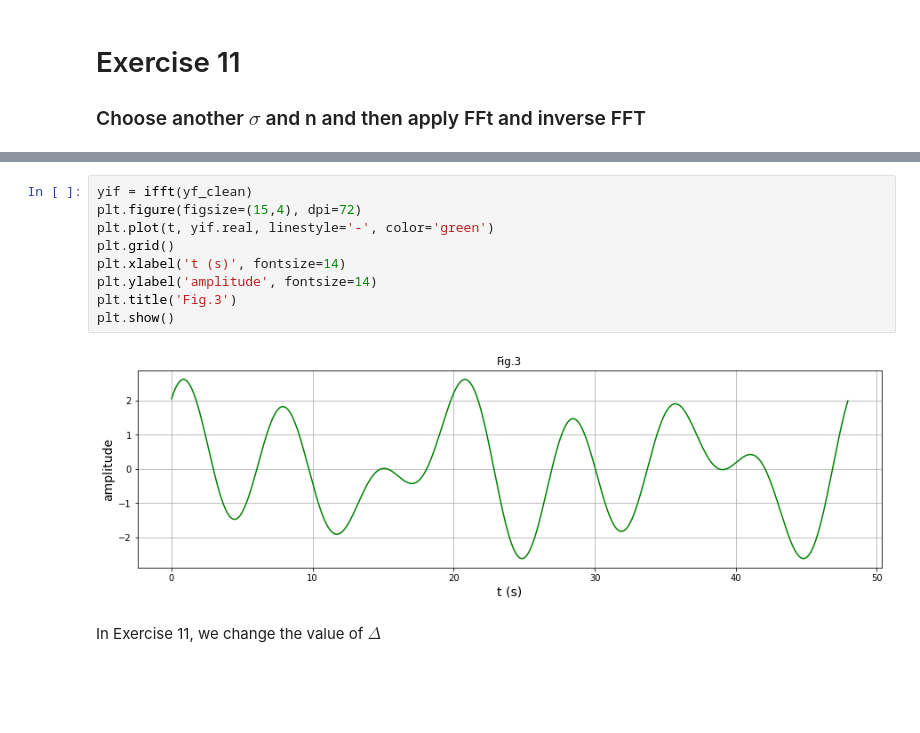
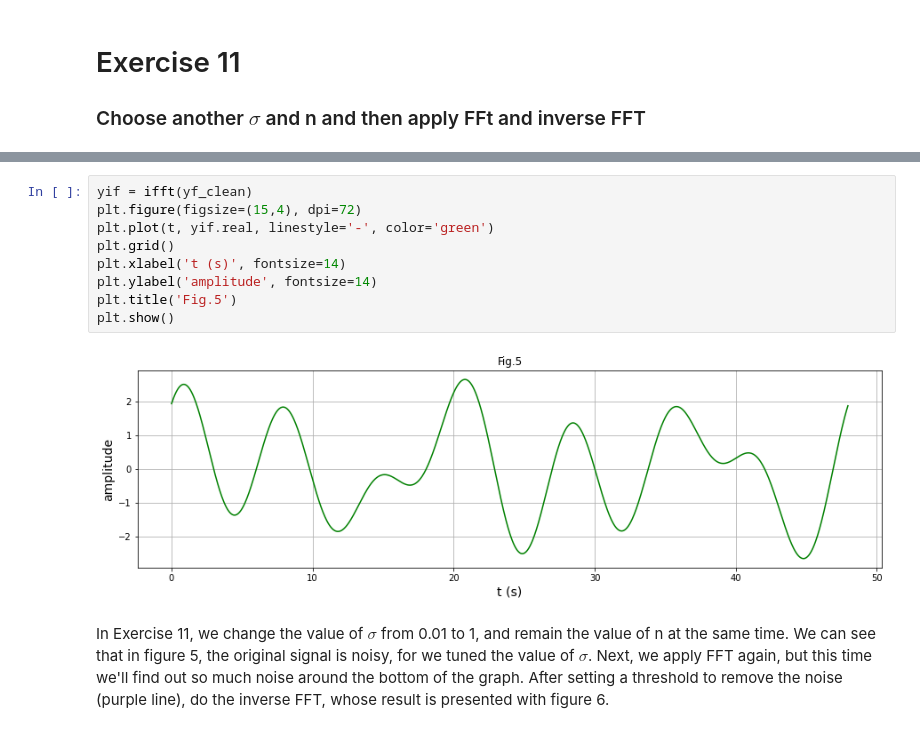
Before and after one commit to mingeydacoder/PC, a Jupyter notebook: python/Applied_Math/HW4.ipynb, the cells around one changed output, grey strips where cells are left out. Cells and saved outputs as stored; diff of their text form; blank space fills up the shorter version.

```diff
--- a/python/Applied_Math/HW4.ipynb
+++ b/python/Applied_Math/HW4.ipynb
@@ -80,13 +81,13 @@ plt.show()
 # %%
 yif = ifft(yf_clean)
 plt.figure(figsize=(15,4), dpi=72)
 plt.plot(t, yif.real, linestyle='-', color='green')
 plt.grid()
 plt.xlabel('t (s)', fontsize=14)
 plt.ylabel('amplitude', fontsize=14)
-plt.title('Fig.3')
+plt.title('Fig.5')
 plt.show()
 # %% [output]
-[figure, old version]
+[figure, new version]
-# %% [markdown]
-In Exercise 11, we change the value of $\Delta$
+# %% [markdown]
+In Exercise 11, we change the value of $\sigma$ from 0.01 to 1, and remain the value of n at the same time. We can see that in figure 5, the original signal is noisy, for we tuned the value of $\sigma$. Next, we apply FFT again, but this time we'll find out so much noise around the bottom of the graph. After setting a threshold to remove the noise (purple line), do the inverse FFT, whose result is presented with figure 6.
```
Also changed, not shown: parts of 1 cell of this notebook.
